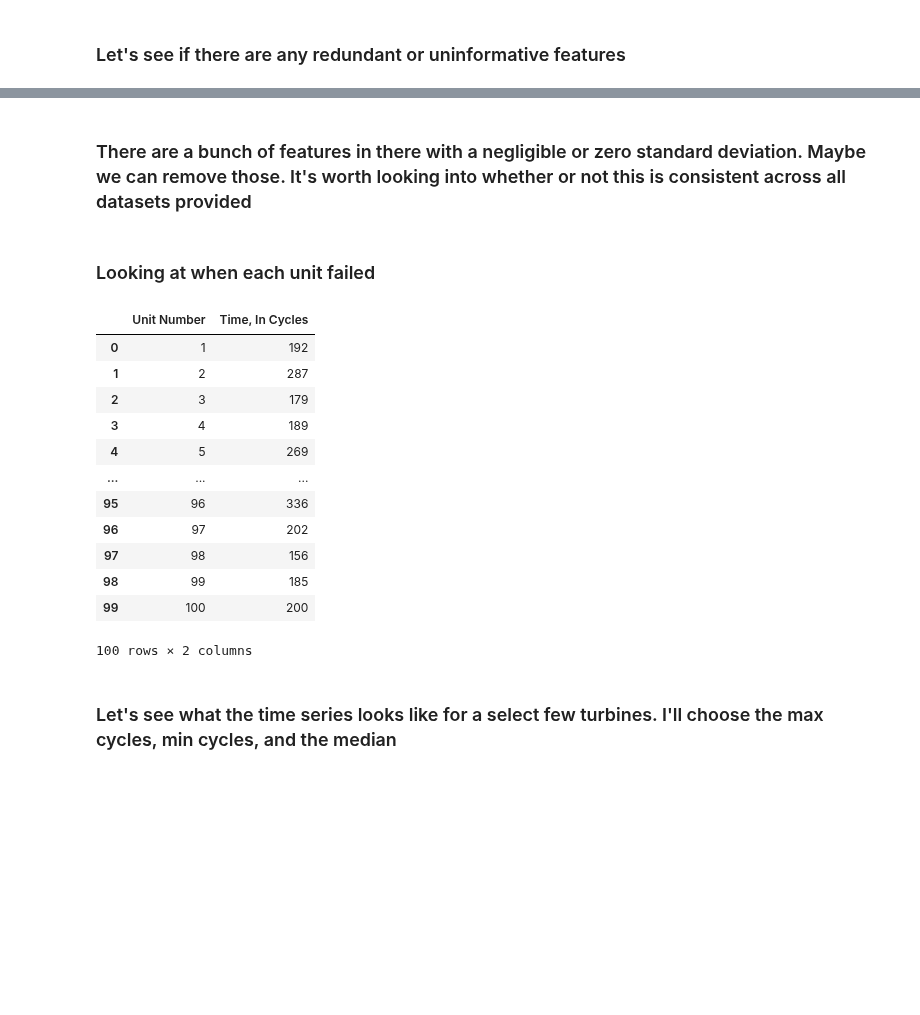
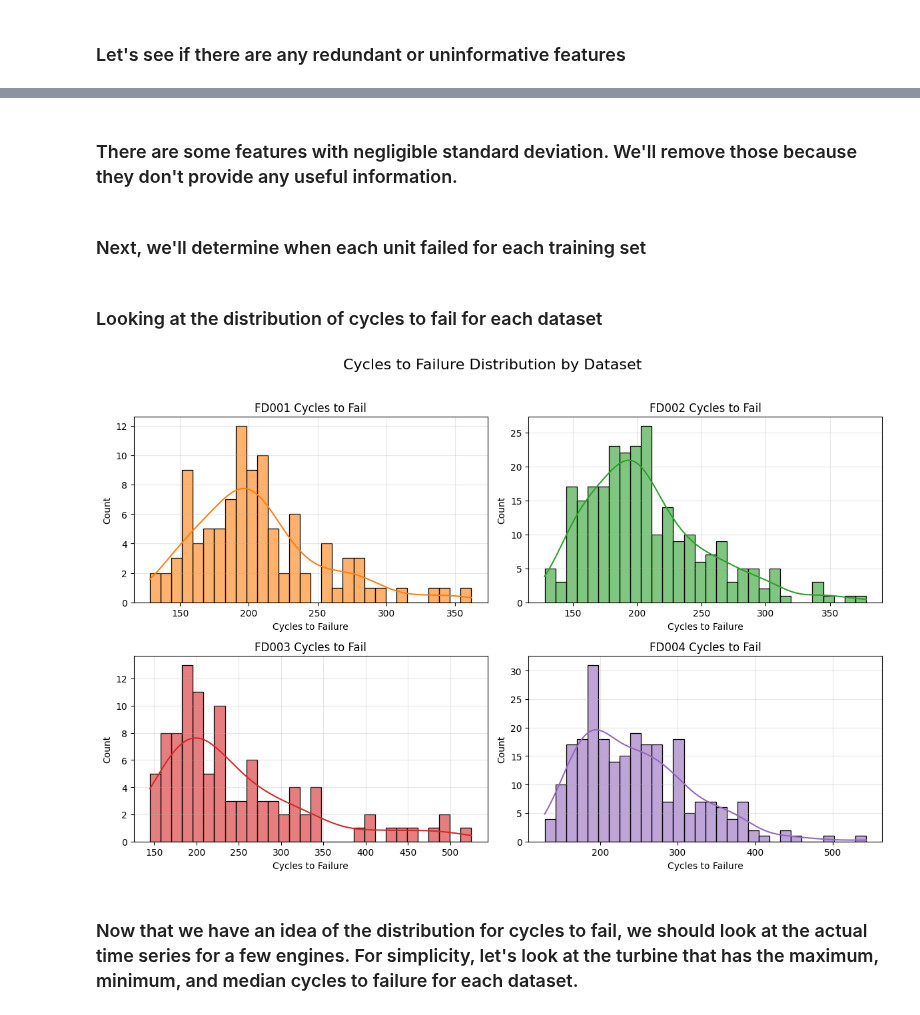
Before and after one commit to nrmshaw100/ECE447_Project, a Jupyter notebook: dataVisualization.ipynb, the cells around one changed output, grey strips where cells are left out. Cells and saved outputs as stored; diff of their text form; code cells hidden in the pictures; blank space fills up the shorter version.

```diff
--- a/dataVisualization.ipynb
+++ b/dataVisualization.ipynb
@@ -26,5 +15,8 @@ df.head(10)
 # %% [markdown]
 ### Let's see if there are any redundant or uninformative features
 # %%
-df.describe()
+for i in data_dict:
+    print(f"Preview of data for FD00{str(i)}")
+    disp(data_dict[i].describe())
+    print("\n")
 # %% [output]
@@ -41,24 +67,43 @@ df.describe()
 # %% [markdown]
-### There are a bunch of features in there with a negligible or zero standard deviation. Maybe we can remove those. It's worth looking into whether or not this is consistent across all datasets provided
+### There are some features with negligible standard deviation. We'll remove those because they don't provide any useful information.
+# %%
+for i in data_dict:
+    df = data_dict[i]
+    df = df.loc[:, df.std() != 0] #remove columns with zero variance
+    data_dict[i] = df
 # %% [markdown]
-### Looking at when each unit failed
+### Next, we'll determine when each unit failed for each training set
 # %%
-cycles_to_fail = df.groupby("Unit Number")["Time, In Cycles"].max().reset_index()
-disp(cycles_to_fail)
+cycles_to_fail = {}
+for i in data_dict:
+    df = data_dict[i]
+    ctf = df.groupby("Unit Number")["Time, In Cycles"].max().reset_index()
+    cycles_to_fail[i] = ctf
-# %% [output]
-|  | Unit Number | Time, In Cycles |
-| 0 | 1 | 192 |
-| 1 | 2 | 287 |
-| 2 | 3 | 179 |
-| 3 | 4 | 189 |
-| 4 | 5 | 269 |
-| ... | ... | ... |
-| 95 | 96 | 336 |
-| 96 | 97 | 202 |
-| 97 | 98 | 156 |
-| 98 | 99 | 185 |
-| 99 | 100 | 200 |
-100 rows × 2 columns
+# %% [markdown]
+### Looking at the distribution of cycles to fail for each dataset
+# %%
+fig, axs = plt.subplots(2, 2, figsize=(12, 8), sharey=False)
+for i in range(1, 5):
+    ax = axs[(i - 1) // 2][(i - 1) % 2]
+    sns.histplot(
+        cycles_to_fail[i]["Time, In Cycles"],
+        ax=ax,
+        kde=True,
+        bins=30,
+        color=f"C{i}",
+        edgecolor="black",
+        alpha=0.6,
+    )
+    ax.set_title(f"FD00{i} Cycles to Fail")
+    ax.set_xlabel("Cycles to Failure")
+    ax.set_ylabel("Count")
+    ax.grid(alpha=0.3)
+
+fig.suptitle("Cycles to Failure Distribution by Dataset", fontsize=16)
+fig.tight_layout(rect=[0, 0, 1, 0.96])
+plt.show()
+# %% [output]
+[figure, added]
 # %% [markdown]
-### Let's see what the time series looks like for a select few turbines. I'll choose the max cycles, min cycles, and the median
+### Now that we have an idea of the distribution for cycles to fail, we should look at the actual time series for a few engines. For simplicity, let's look at the turbine that has the maximum, minimum, and median cycles to failure for each dataset.
 # %%
```
Also changed, not shown: parts of 8 cells of this notebook, 2 other files.
